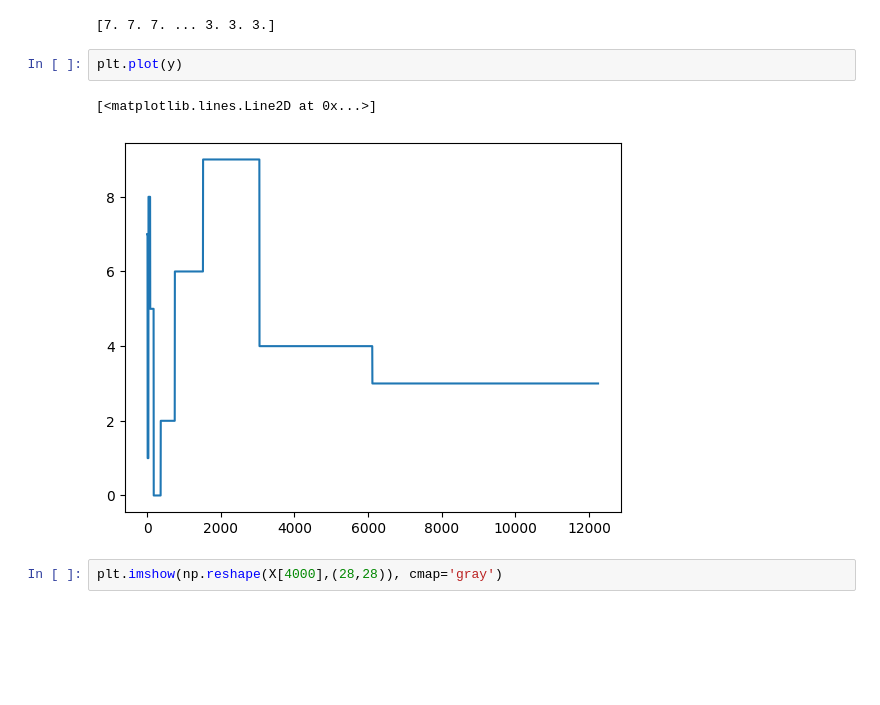
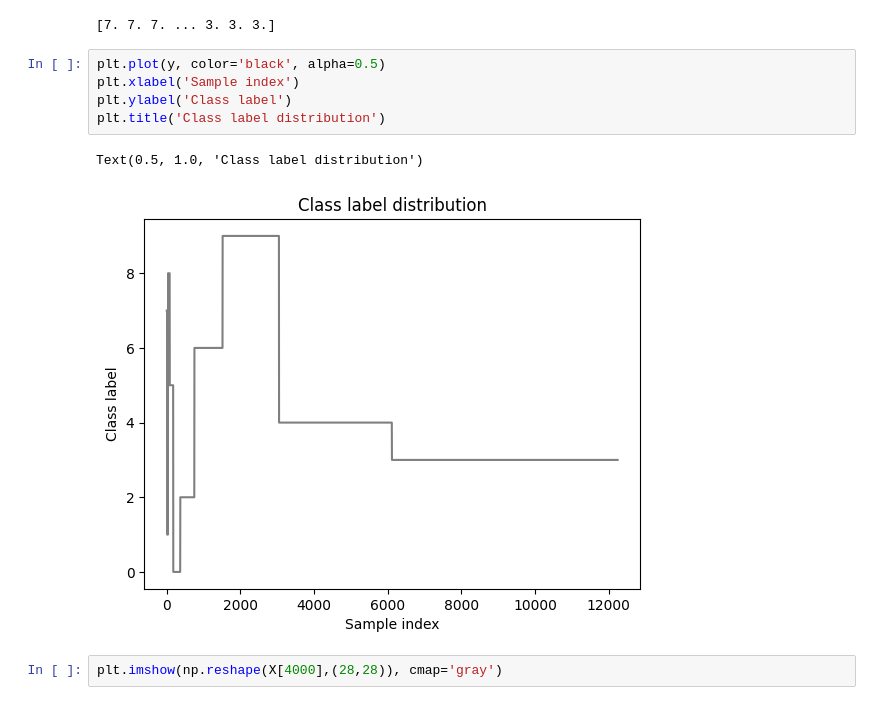
Before and after one commit to krisrjensen/csc730, a Jupyter notebook: assignment 1/csc730_Assignment_1.ipynb, the cells around one changed output. Cells and saved outputs as stored; diff of their text form; blank space fills up the shorter version.

```diff
--- a/assignment 1/csc730_Assignment_1.ipynb
+++ b/assignment 1/csc730_Assignment_1.ipynb
@@ -78,11 +78,14 @@ print(X)
 print(y)
 # %% [output]
 [7. 7. 7. ... 3. 3. 3.]
-# %%
-plt.plot(y)
-# %% [output]
-[<matplotlib.lines.Line2D at 0x...>]
-[figure, removed]
+# %%
+plt.plot(y, color='black', alpha=0.5)
+plt.xlabel('Sample index')
+plt.ylabel('Class label')
+plt.title('Class label distribution')
+# %% [output]
+Text(0.5, 1.0, 'Class label distribution')
+[figure, added]
 # %%
 plt.imshow(np.reshape(X[4000],(28,28)), cmap='gray')
 # %% [output]
```
Also changed, not shown: parts of 1 cell of this notebook, 13 other files.
